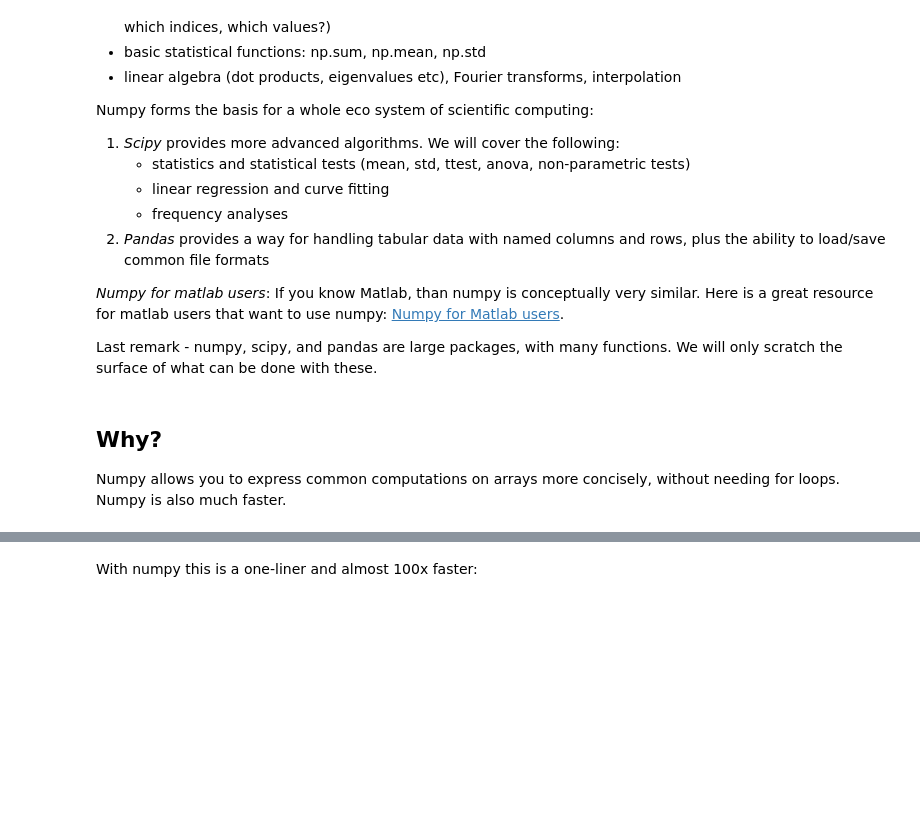
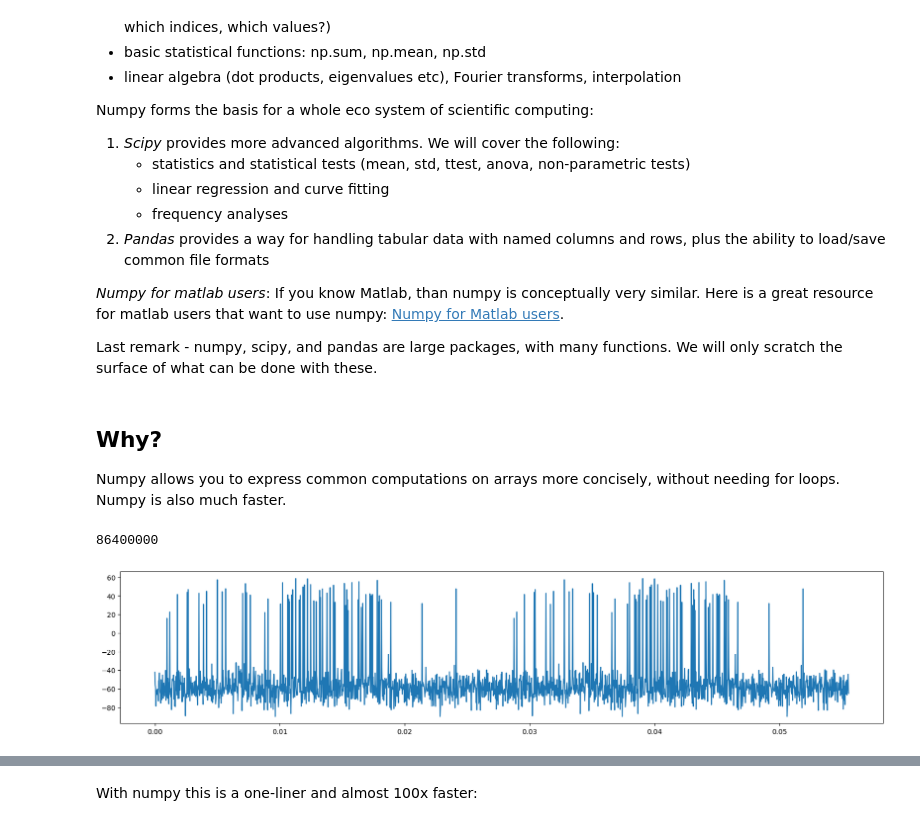
Before and after one commit to janclemenslab/neu715, a Jupyter notebook: lectures/lecture 3/3.02_numpy.ipynb, the cells around one changed output, grey strips where cells are left out. Cells and saved outputs as stored; diff of their text form; code cells hidden in the pictures; blank space fills up the shorter version.

```diff
--- a/lectures/lecture 3/3.02_numpy.ipynb
+++ b/lectures/lecture 3/3.02_numpy.ipynb
@@ -40,3 +27,19 @@ threshold = 10
+# %%
+import numpy as np
+import matplotlib.pyplot as plt
+
+data = np.load('data/voltage_trace_long.npz')
+voltages = data['voltage_trace']
+times = data['times_seconds']
+print(len(voltages))
+
+plt.figure(figsize=(20, 4))
+plt.plot(times[:2_000], voltages[:2_000])
+
+threshold = 10
+# %% [output]
+86400000
+[figure, added]
 # %%
 %%time
 spike_times = []
```
Also changed, not shown: parts of 13 cells of this notebook, 10 other files.
